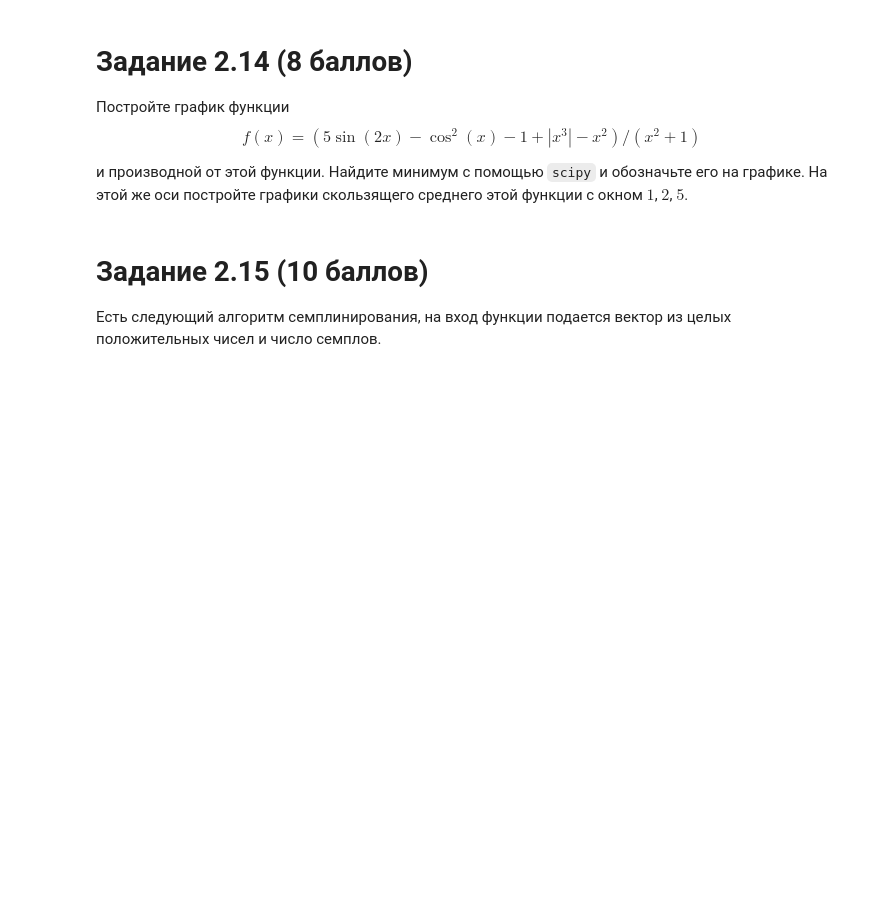
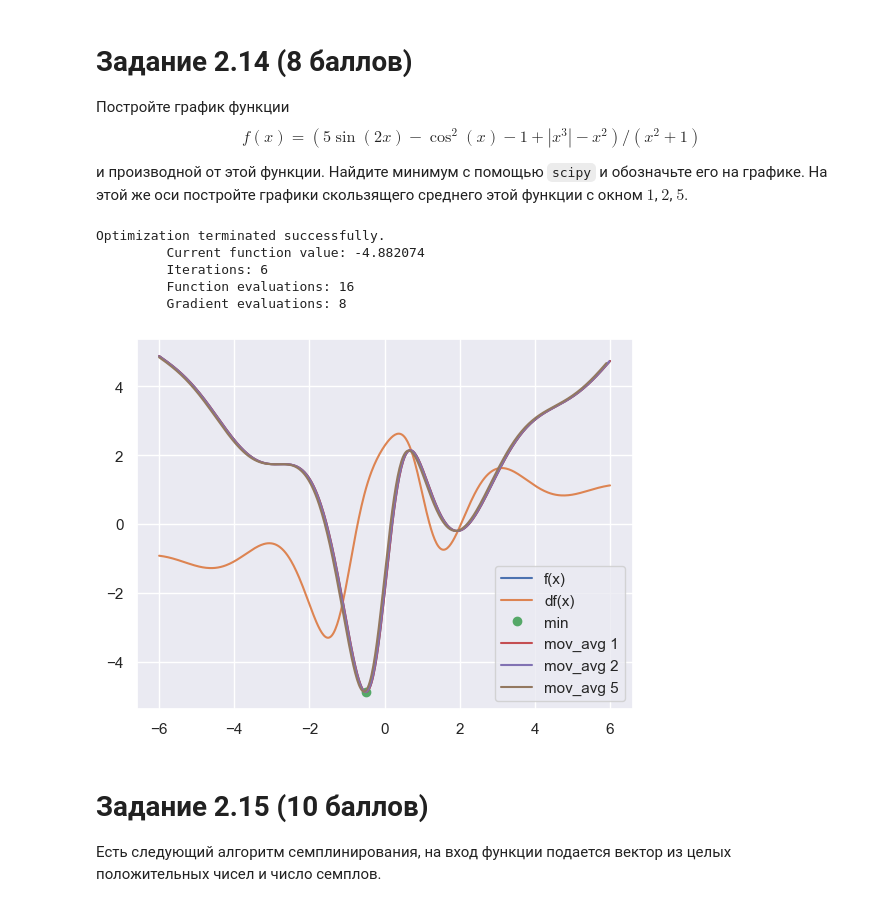
Before and after one commit to Kordebalet232/Python_practice, a Jupyter notebook: Task_2.ipynb, the cells around one changed output. Drawn from its saved outputs; the diff is of its cells as text; code cells hidden in the pictures; blank space fills up the shorter version.

```diff
--- a/Task_2.ipynb
+++ b/Task_2.ipynb
@@ -251,6 +273,41 @@ array([156.7       , 132.36666667, 104.03333333, ..., 136.8       ,
 Постройте график функции $$f(x) = (5  \sin(2x) - \cos^2(x) - 1 + |x^3| - x^2) / (x^2 + 1)$$
 
 и производной от этой функции.  Найдите минимум с помощью `scipy` и обозначьте его на графике. На этой же оси постройте графики скользящего среднего этой функции с окном $1$, $2$, $5$.
+# %%
+def f(x: np.ndarray) -> np.ndarray:
+    return (5*np.sin(2*x) - np.cos(x)**2 - 1 + np.abs(x)**3 - x**2) / (x**2 + 1)
+
+def df(f: Callable[[np.ndarray], np.ndarray] , x: np.ndarray) -> np.ndarray:
+    return derivative(f, x)
+
+def moving_average(x: np.ndarray, n: int) -> np.ndarray:
+    return np.convolve(x, np.ones(n)/n, mode='valid')
+
+x = np.linspace(-6, 6, 500)
+y = f(x)
+dy = df(f, x)
+plt.plot(x, y, label='f(x)')
+plt.plot(x, dy, label='df(x)')
+
+min = sp.optimize.fmin_bfgs(f, 0, full_output=True)
+x_min, y_min = min[0][0], min[1]
+plt.plot(x_min, y_min, 'o', label="min")
+
+y1, y2, y5 = moving_average(y, 1), moving_average(y, 2), moving_average(y, 5)
+plt.plot(x, y1, label="mov_avg 1")
+plt.plot(x[:len(y2)], y2, label="mov_avg 2")
+plt.plot(x[:len(y5)], y5, label="mov_avg 5")
+
+
+plt.legend()
+plt.show()
+# %% [output]
+Optimization terminated successfully.
+         Current function value: -4.882074
+         Iterations: 6
+         Function evaluations: 16
+         Gradient evaluations: 8
+[figure, added]
 # %% [markdown]
 # Задание 2.15 (10 баллов)
 
```
Also changed, not shown: parts of 23 cells of this notebook.
